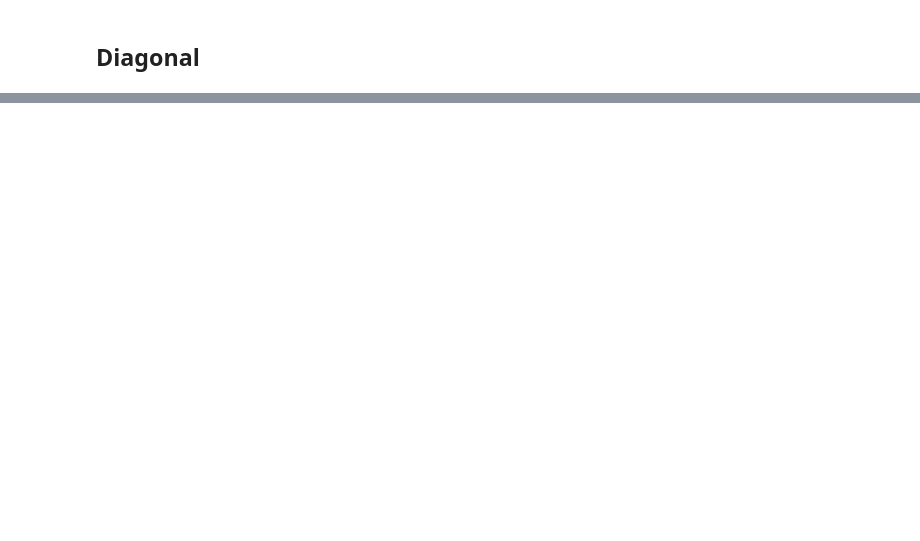
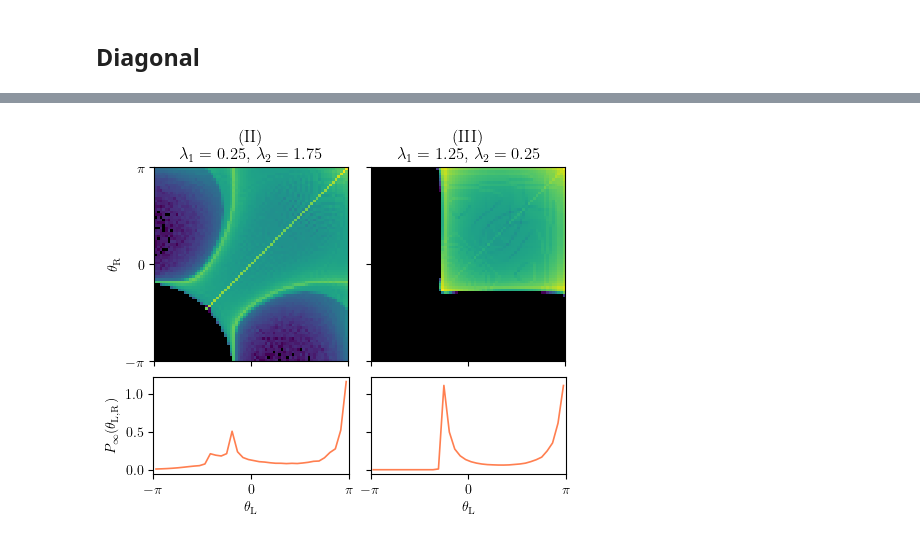
Before and after one commit to svrnzn/quantum-zeni, a Jupyter notebook: dimer/analysis/dimer-full-vs-gutz.ipynb, the cells around one changed output, grey strips where cells are left out. Cells and saved outputs as stored; diff of their text form; code cells hidden in the pictures; blank space fills up the shorter version.

```diff
--- a/dimer/analysis/dimer-full-vs-gutz.ipynb
+++ b/dimer/analysis/dimer-full-vs-gutz.ipynb
@@ -339,0 +422,66 @@ plt.savefig("plots/dimer/dimer-full-gutz-p-infty-diag-mc.pdf")
+# %%
+plt.style.use(["./config/stylelib/thesis.mplstyle", "./config/stylelib/manuscript_grid_2x2.mplstyle"])
+
+bins = 36
+binning_range = [[-np.pi, np.pi], [-np.pi, np.pi]]
+bin_width = 2*np.pi / bins
+ticks = np.linspace(-np.pi, np.pi, 3)
+tick_labels = [r"$-\pi$", r"$0$", r"$\pi$"]
+
+Nth = 1001
+thetas = np.linspace(-np.pi, np.pi, Nth)
+
+
+fig, axs = plt.subplots(2, 2,
+                        height_ratios=[2, 1],
+                        sharex=True,
+                        sharey='row',
+                        layout='constrained')
+for i, (lmbd_1, lmbd_2) in enumerate(lambdas[1:]):
+    pcm = axs[0, i].pcolormesh(edges_l, edges_r, hist_gutz[i+1],
+                               norm='log',
+                            #    edgecolors='none',
+                               cmap='viridis')
+
+
+    axs[0, i].set_xticks(ticks)
+    axs[0, i].set_xticklabels(tick_labels)
+    axs[0, i].set_yticks(ticks)
+    axs[0, i].set_yticklabels(tick_labels)
+    axs[0, i].set_title(f'({(i+2) * "I"})\n'
+                        rf"$\lambda_1 = {lmbd_1}$, $\lambda_2 = {lmbd_2}$")
+    axs[0, i].set(xlabel=r"$\theta_\mathrm{L}$", ylabel=r"$\theta_\mathrm{R}$")
+    axs[0, i].set(aspect='equal')
+    axs[0, i].set_facecolor('k')
+    # fig.colorbar(pcm, ax=axs[0, i], location='bottom')
+
+
+    marg_gutz = np.sum(hist_gutz_lr[i+1], axis=0)
+    marg_gutz = marg_gutz / np.sum(marg_gutz) / bin_width
+
+    bin_centers = (edges_l_lr[:-1] + edges_r_lr[1:]) / 2
+
+    axs[1, i].plot(bin_centers, marg_gutz,
+                   color='coral')
+    axs[1, i].set_xticks(ticks)
+    axs[1, i].set_xticks(ticks)
+    axs[1, i].set_xticklabels(tick_labels)
+    # axs[1, i].set_yticks(ticks)
+    # axs[1, i].set_yticklabels(tick_labels)
+    # axs[1, i].set_title(rf"$\lambda_1 = {lmbd_1}$, $\lambda_2 = {lmbd_2}$")
+    axs[1, i].set(xlim=(-np.pi, np.pi))
+    axs[1, i].set(xlabel=r"$\theta_\mathrm{L}$", ylabel=r"$P_\infty(\theta_\mathrm{L, R})$")
+    # axs[1, i].set(aspect='equal')
+
+
+# fig.colorbar(pcm, ax=axs[:1], location='right', shrink=.9)
+
+# Hide x labels and tick labels for top plots and y ticks for right plots.
+for ax in axs.flat:
+    ax.label_outer()
+
+fig.set_figheight(10/2.54)
+
+plt.savefig(f'plots/dimer/dimer-gutz-p-infty-zenos-regimes.pdf')
+# %% [output]
+[figure, added]
```
Also changed, not shown: parts of 7 cells of this notebook, 7 other files.
